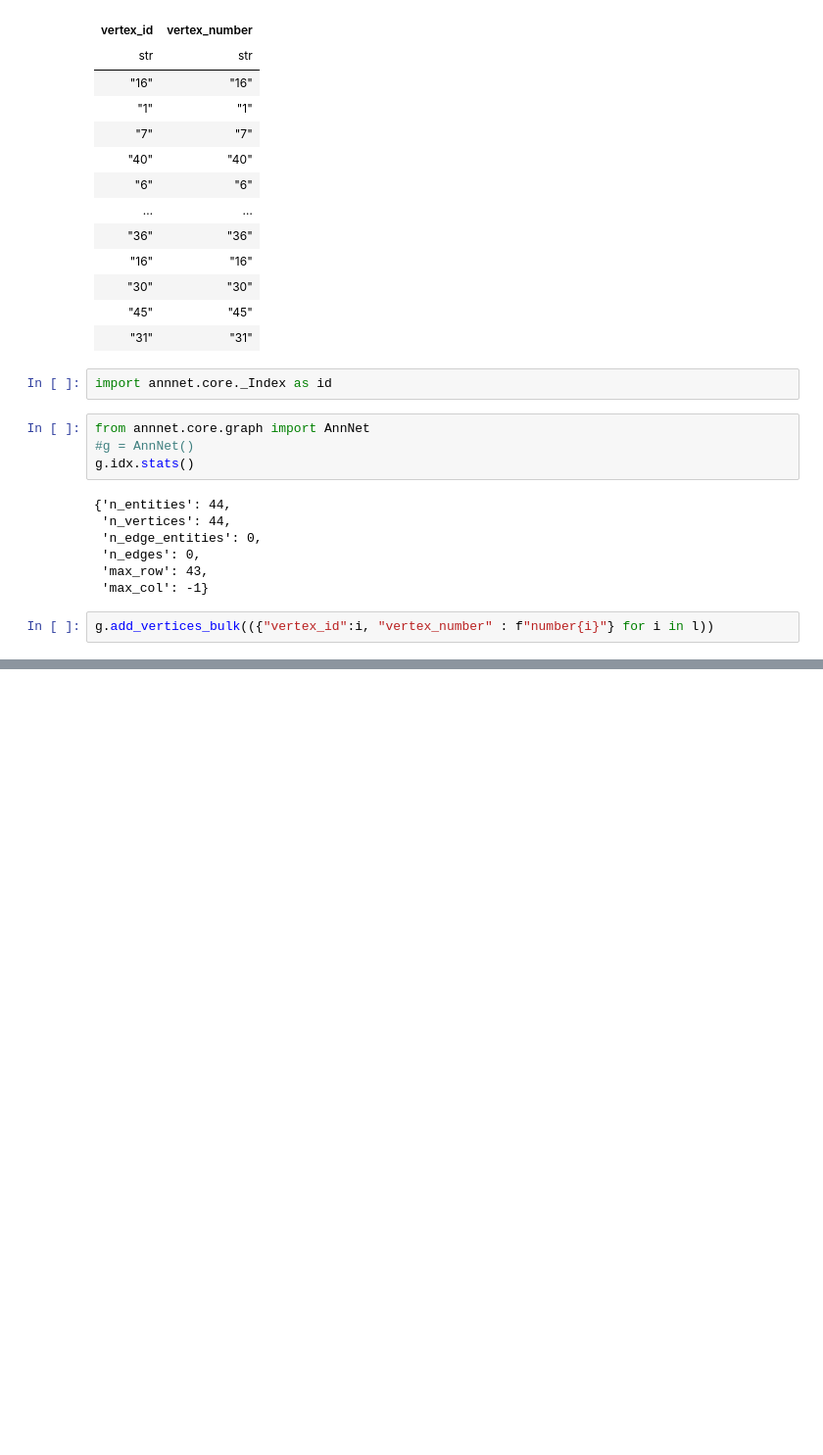
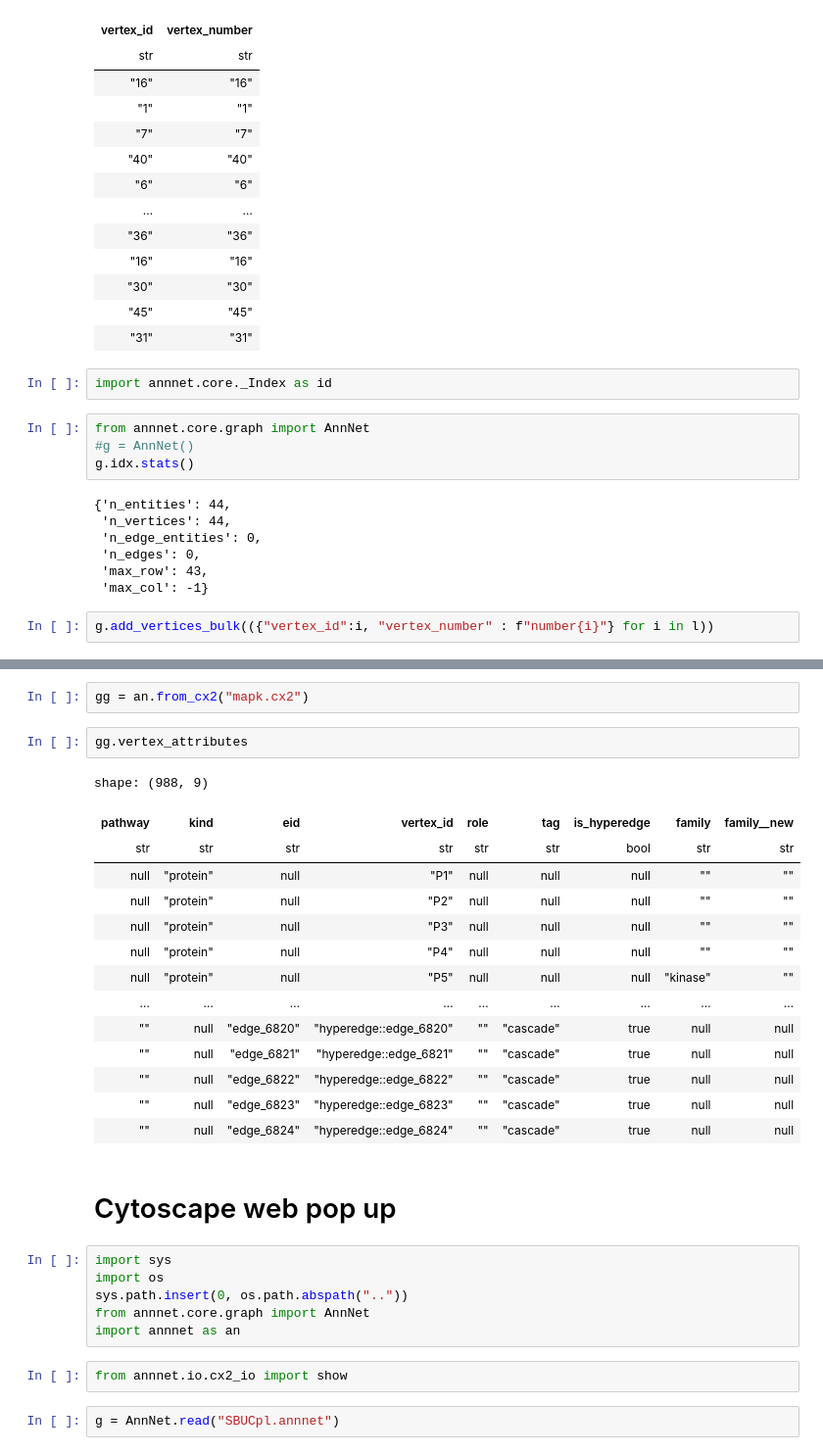
Before and after one commit to saezlab/annnet, a Jupyter notebook: notebooks/testing_new_updates.ipynb, the cells around one changed output, grey strips where cells are left out. Shown at 98% size. Cells and saved outputs as stored; diff of their text form; blank space fills up the shorter version.

```diff
--- a/notebooks/testing_new_updates.ipynb
+++ b/notebooks/testing_new_updates.ipynb
@@ -1673,0 +1785,31 @@ g.add_vertices_bulk(({"vertex_id":i, "vertex_number" : f"number{i}"} for i in l)
+# %%
+gg = an.from_cx2("mapk.cx2")
+# %%
+gg.vertex_attributes
+# %% [output]
+shape: (988, 9)
+| pathway | kind | eid | vertex_id | role | tag | is_hyperedge | family | family__new |
+| str | str | str | str | str | str | bool | str | str |
+| null | "protein" | null | "P1" | null | null | null | "" | "" |
+| null | "protein" | null | "P2" | null | null | null | "" | "" |
+| null | "protein" | null | "P3" | null | null | null | "" | "" |
+| null | "protein" | null | "P4" | null | null | null | "" | "" |
+| null | "protein" | null | "P5" | null | null | null | "kinase" | "" |
+| … | … | … | … | … | … | … | … | … |
+| "" | null | "edge_6820" | "hyperedge::edge_6820" | "" | "cascade" | true | null | null |
+| "" | null | "edge_6821" | "hyperedge::edge_6821" | "" | "cascade" | true | null | null |
+| "" | null | "edge_6822" | "hyperedge::edge_6822" | "" | "cascade" | true | null | null |
+| "" | null | "edge_6823" | "hyperedge::edge_6823" | "" | "cascade" | true | null | null |
+| "" | null | "edge_6824" | "hyperedge::edge_6824" | "" | "cascade" | true | null | null |
+# %% [markdown]
+# Cytoscape web pop up
+# %%
+import sys
+import os
+sys.path.insert(0, os.path.abspath(".."))
+from annnet.core.graph import AnnNet
+import annnet as an
+# %%
+from annnet.io.cx2_io import show
+# %%
+g = AnnNet.read("SBUCpl.annnet")
```
Also changed, not shown: parts of 27 cells of this notebook, 1 other file.
